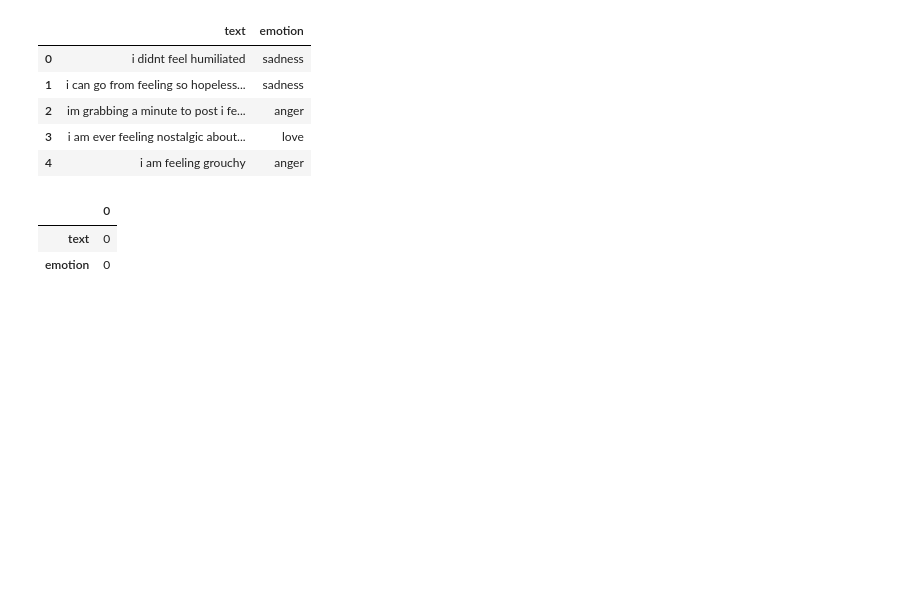
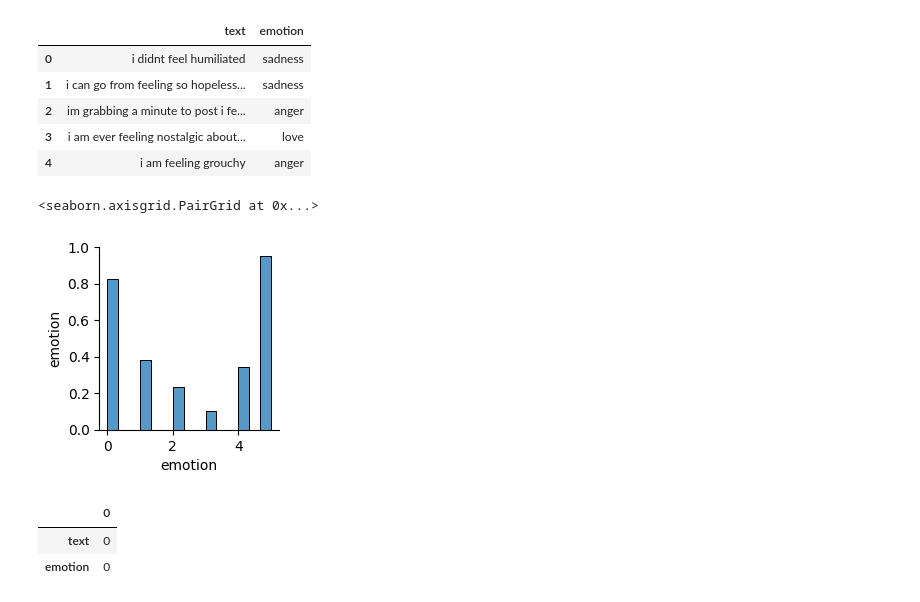
Before and after one commit to nur21horin/machine_learning, a Jupyter notebook: Nlp_learning.ipynb, the cells around one changed output. Saved outputs shown, nothing was run; the diff lists cells and outputs as text; code cells hidden in the pictures; blank space fills up the shorter version.

```diff
--- a/Nlp_learning.ipynb
+++ b/Nlp_learning.ipynb
@@ -16,6 +16,11 @@ df.head()
 | 2 | im grabbing a minute to post i fe... | anger |
 | 3 | i am ever feeling nostalgic about... | love |
 | 4 | i am feeling grouchy | anger |
+# %%
+sns.pairplot(df)
+# %% [output]
+<seaborn.axisgrid.PairGrid at 0x...>
+[figure, added]
 # %%
 df.isnull().sum()
 # %% [output]
```
Also changed, not shown: parts of 7 cells of this notebook.
